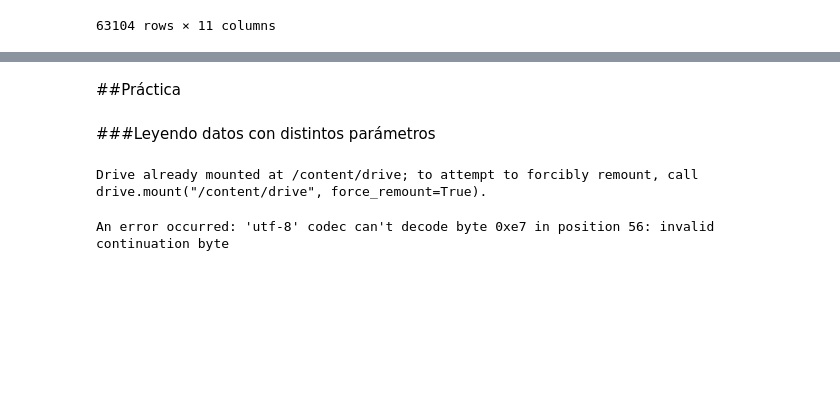
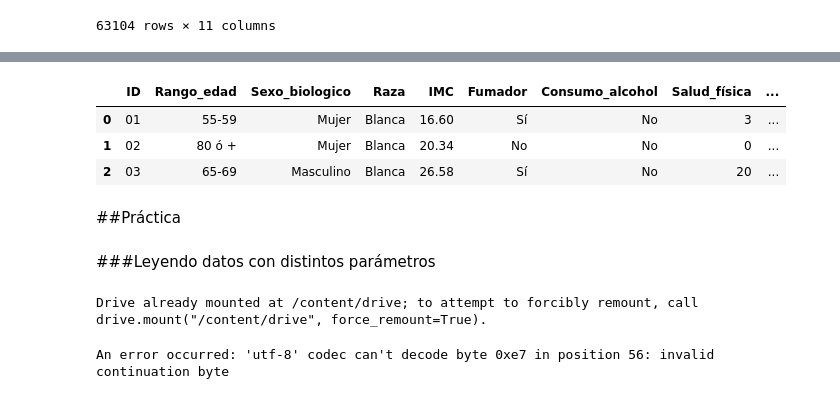
Before and after one commit to AenimaLabs/pandas_distintos_tipos_archivos, a Jupyter notebook: Pandas_tipos_de_archivos.ipynb, the cells around one changed output, grey strips where cells are left out. Saved outputs shown, nothing was run; the diff lists cells and outputs as text; code cells hidden in the pictures; blank space fills up the shorter version.

```diff
--- a/Pandas_tipos_de_archivos.ipynb
+++ b/Pandas_tipos_de_archivos.ipynb
@@ -293,0 +323,13 @@ pd.read_csv(url_fuentes)
+# %%
+json_path = '/content/drive/MyDrive/OracleOne/pacientes_2.json'
+#contiene información anidada
+
+try:
+
+    df_jason_2 = pd.read_json(json_path)
+    print("Archivo leido correctamente:")
+    display(df_jason_2.head())
+except FileNotFoundError:
+    print(f"Error: The file was not found at {json_path}")
+except Exception as e:
+    print(f"An error occurred: {e}")
@@ -293,0 +342,10 @@ pd.read_csv(url_fuentes)
+# %%
+#normalize extrae diccionarrios
+
+df_normalizado = pd.json_normalize(df_jason_2['Pacientes'])
+display(df_normalizado.head())
+# %% [output]
+|  | ID | Rango_edad | Sexo_biologico | Raza | IMC | Fumador | Consumo_alcohol | Salud_física | ... |
+| 0 | 01 | 55-59 | Mujer | Blanca | 16.60 | Sí | No | 3 | ... |
+| 1 | 02 | 80 ó + | Mujer | Blanca | 20.34 | No | No | 0 | ... |
+| 2 | 03 | 65-69 | Masculino | Blanca | 26.58 | Sí | No | 20 | ... |
```
Also changed, not shown: parts of 6 cells of this notebook.
